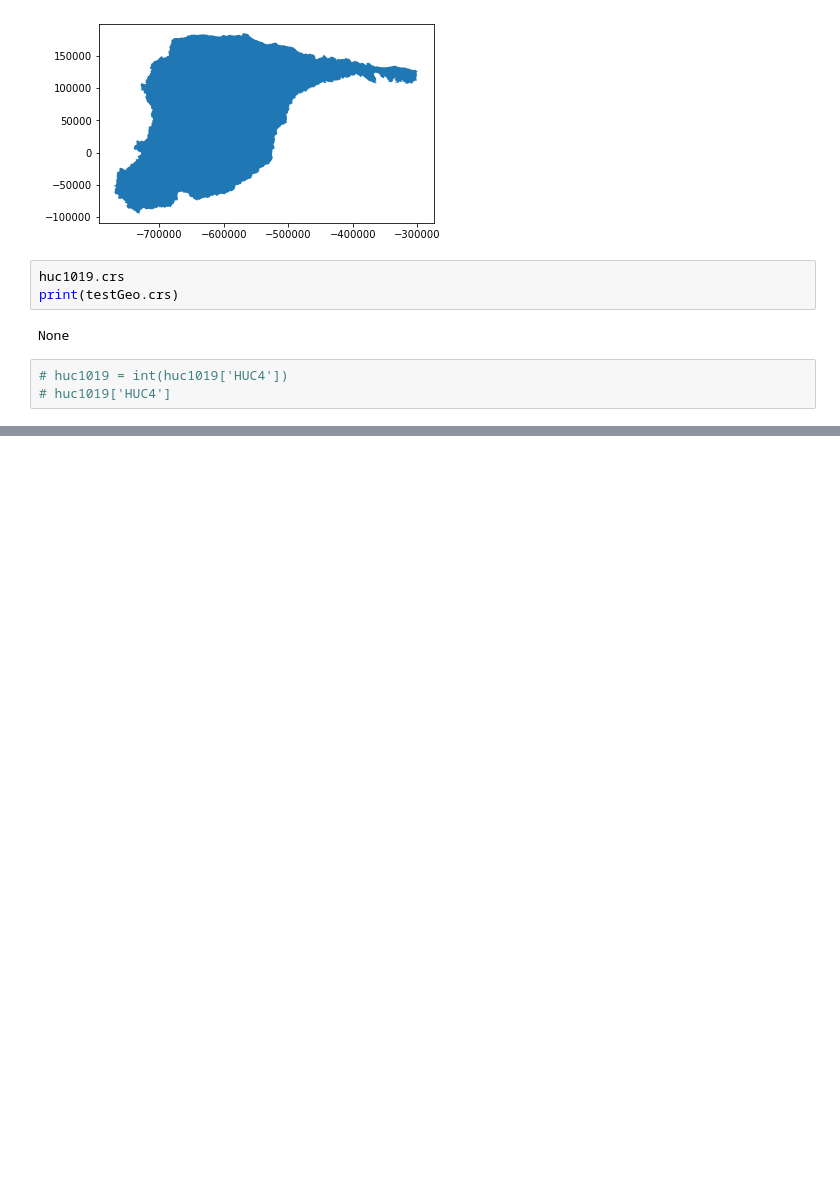
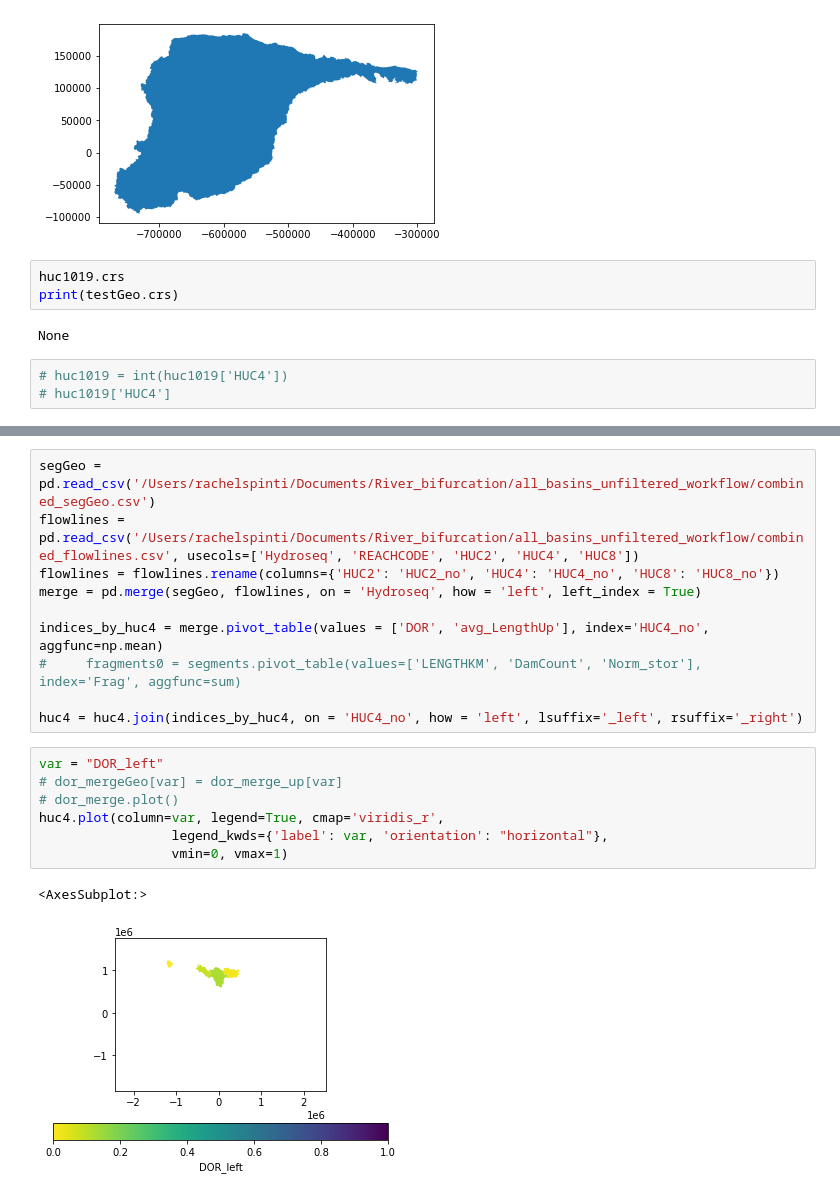
Before and after one commit to rspinti/River_bifurcation, a Jupyter notebook: Rachel_testing/dissolve_testing.ipynb, the cells around one changed output, grey strips where cells are left out. Saved outputs shown, nothing was run; the diff lists cells and outputs as text; blank space fills up the shorter version.

```diff
--- a/Rachel_testing/dissolve_testing.ipynb
+++ b/Rachel_testing/dissolve_testing.ipynb
@@ -132,0 +243,20 @@ df_w_polygon
+# %%
+segGeo = pd.read_csv('/Users/rachelspinti/Documents/River_bifurcation/all_basins_unfiltered_workflow/combined_segGeo.csv')
+flowlines = pd.read_csv('/Users/rachelspinti/Documents/River_bifurcation/all_basins_unfiltered_workflow/combined_flowlines.csv', usecols=['Hydroseq', 'REACHCODE', 'HUC2', 'HUC4', 'HUC8'])
+flowlines = flowlines.rename(columns={'HUC2': 'HUC2_no', 'HUC4': 'HUC4_no', 'HUC8': 'HUC8_no'})
+merge = pd.merge(segGeo, flowlines, on = 'Hydroseq', how = 'left', left_index = True)
+
+indices_by_huc4 = merge.pivot_table(values = ['DOR', 'avg_LengthUp'], index='HUC4_no', aggfunc=np.mean)
+#     fragments0 = segments.pivot_table(values=['LENGTHKM', 'DamCount', 'Norm_stor'], index='Frag', aggfunc=sum)
+
+huc4 = huc4.join(indices_by_huc4, on = 'HUC4_no', how = 'left', lsuffix='_left', rsuffix='_right')
+# %%
+var = "DOR_left"
+# dor_mergeGeo[var] = dor_merge_up[var]
+# dor_merge.plot()
+huc4.plot(column=var, legend=True, cmap='viridis_r',
+                 legend_kwds={'label': var, 'orientation': "horizontal"},
+                 vmin=0, vmax=1)
+# %% [output]
+<AxesSubplot:>
+[figure, added]
```
Also changed, not shown: parts of 15 cells of this notebook, 8 other files.
